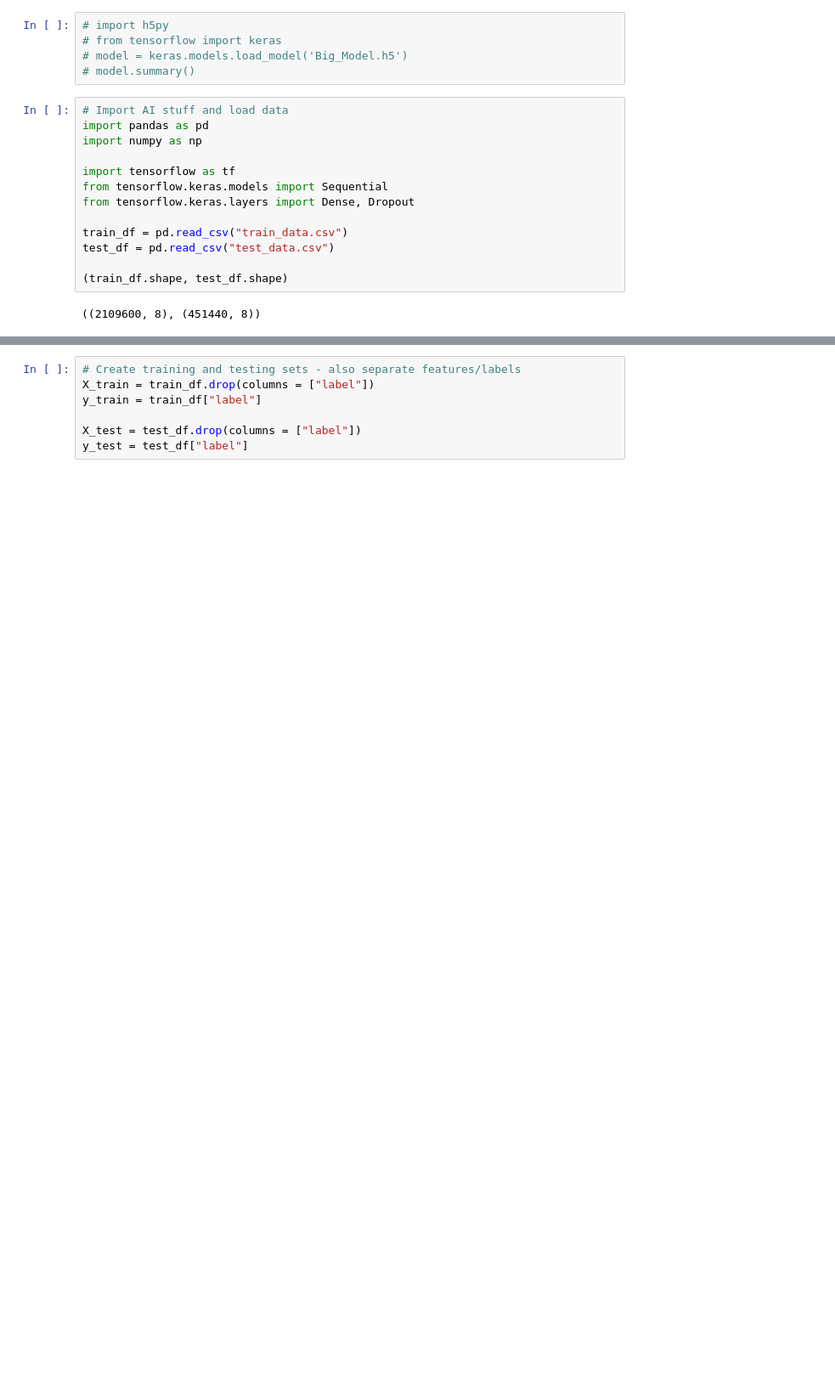
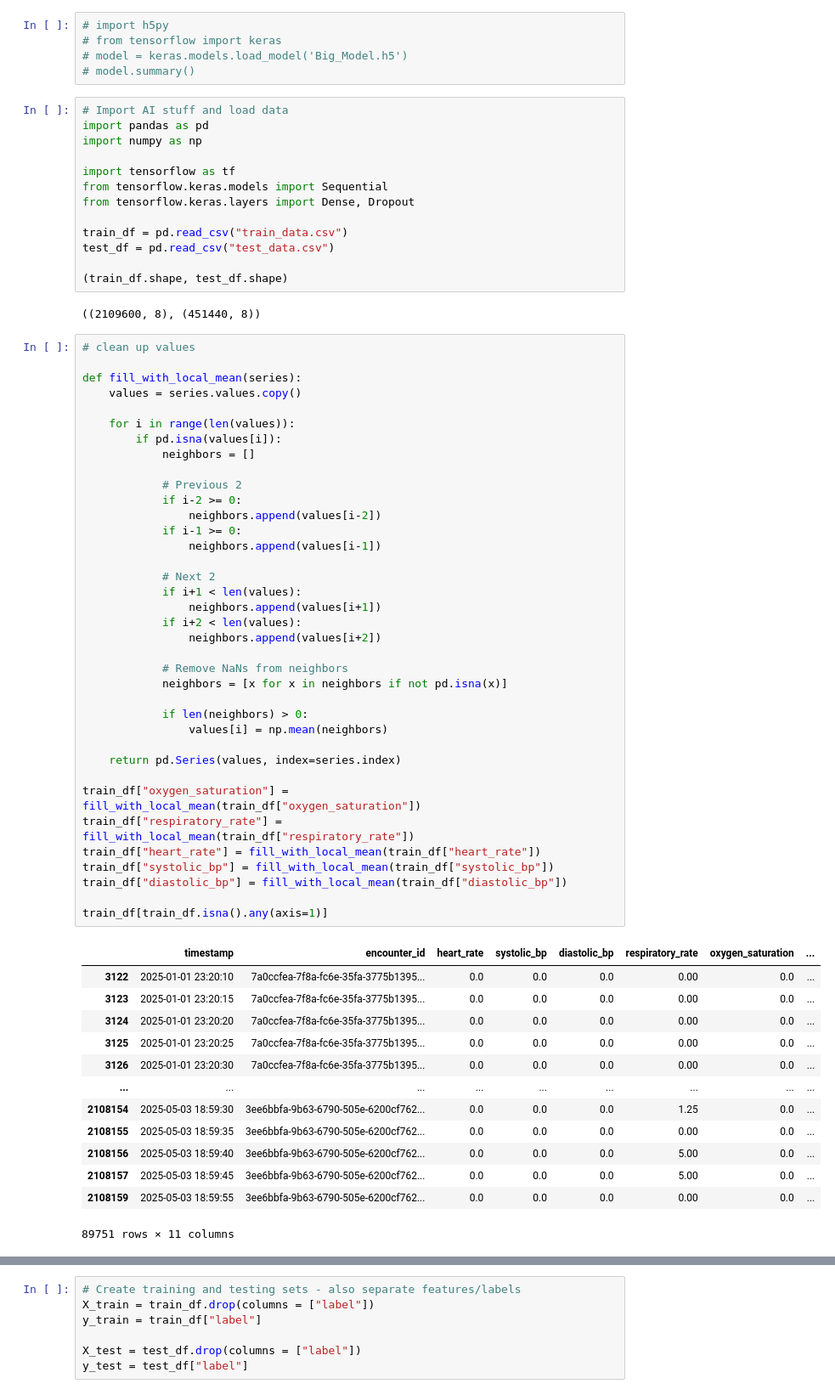
Before and after one commit to Sahillionaire/medhack, a Jupyter notebook: small_tracts/NeuralNetworkModel.ipynb, the cells around one changed output, grey strips where cells are left out. Shown at 85% size. Drawn from its saved outputs; the diff is of its cells as text; blank space fills up the shorter version.

```diff
--- a/small_tracts/NeuralNetworkModel.ipynb
+++ b/small_tracts/NeuralNetworkModel.ipynb
@@ -18,5 +18,56 @@ test_df = pd.read_csv("test_data.csv")
 (train_df.shape, test_df.shape)
 # %% [output]
 ((2109600, 8), (451440, 8))
+# %%
+# clean up values
+
+def fill_with_local_mean(series):
+    values = series.values.copy()
+
+    for i in range(len(values)):
+        if pd.isna(values[i]):
+            neighbors = []
+
+            # Previous 2
+            if i-2 >= 0:
+                neighbors.append(values[i-2])
+            if i-1 >= 0:
+                neighbors.append(values[i-1])
+
+            # Next 2
+            if i+1 < len(values):
+                neighbors.append(values[i+1])
+            if i+2 < len(values):
+                neighbors.append(values[i+2])
+
+            # Remove NaNs from neighbors
+            neighbors = [x for x in neighbors if not pd.isna(x)]
+
+            if len(neighbors) > 0:
+                values[i] = np.mean(neighbors)
+
+    return pd.Series(values, index=series.index)
+
+train_df["oxygen_saturation"] = fill_with_local_mean(train_df["oxygen_saturation"])
+train_df["respiratory_rate"] = fill_with_local_mean(train_df["respiratory_rate"])
+train_df["heart_rate"] = fill_with_local_mean(train_df["heart_rate"])
+train_df["systolic_bp"] = fill_with_local_mean(train_df["systolic_bp"])
+train_df["diastolic_bp"] = fill_with_local_mean(train_df["diastolic_bp"])
+
+train_df[train_df.isna().any(axis=1)]
+# %% [output]
+|  | timestamp | encounter_id | heart_rate | systolic_bp | diastolic_bp | respiratory_rate | oxygen_saturation | ... |
+| 3122 | 2025-01-01 23:20:10 | 7a0ccfea-7f8a-fc6e-35fa-3775b1395... | 0.0 | 0.0 | 0.0 | 0.00 | 0.0 | ... |
+| 3123 | 2025-01-01 23:20:15 | 7a0ccfea-7f8a-fc6e-35fa-3775b1395... | 0.0 | 0.0 | 0.0 | 0.00 | 0.0 | ... |
+| 3124 | 2025-01-01 23:20:20 | 7a0ccfea-7f8a-fc6e-35fa-3775b1395... | 0.0 | 0.0 | 0.0 | 0.00 | 0.0 | ... |
+| 3125 | 2025-01-01 23:20:25 | 7a0ccfea-7f8a-fc6e-35fa-3775b1395... | 0.0 | 0.0 | 0.0 | 0.00 | 0.0 | ... |
+| 3126 | 2025-01-01 23:20:30 | 7a0ccfea-7f8a-fc6e-35fa-3775b1395... | 0.0 | 0.0 | 0.0 | 0.00 | 0.0 | ... |
+| ... | ... | ... | ... | ... | ... | ... | ... | ... |
+| 2108154 | 2025-05-03 18:59:30 | 3ee6bbfa-9b63-6790-505e-6200cf762... | 0.0 | 0.0 | 0.0 | 1.25 | 0.0 | ... |
+| 2108155 | 2025-05-03 18:59:35 | 3ee6bbfa-9b63-6790-505e-6200cf762... | 0.0 | 0.0 | 0.0 | 0.00 | 0.0 | ... |
+| 2108156 | 2025-05-03 18:59:40 | 3ee6bbfa-9b63-6790-505e-6200cf762... | 0.0 | 0.0 | 0.0 | 5.00 | 0.0 | ... |
+| 2108157 | 2025-05-03 18:59:45 | 3ee6bbfa-9b63-6790-505e-6200cf762... | 0.0 | 0.0 | 0.0 | 5.00 | 0.0 | ... |
+| 2108159 | 2025-05-03 18:59:55 | 3ee6bbfa-9b63-6790-505e-6200cf762... | 0.0 | 0.0 | 0.0 | 0.00 | 0.0 | ... |
+89751 rows × 11 columns
 # %%
 # Get rid of any useless cols that doesnt help prediction
```
Also changed, not shown: parts of 4 cells of this notebook.
